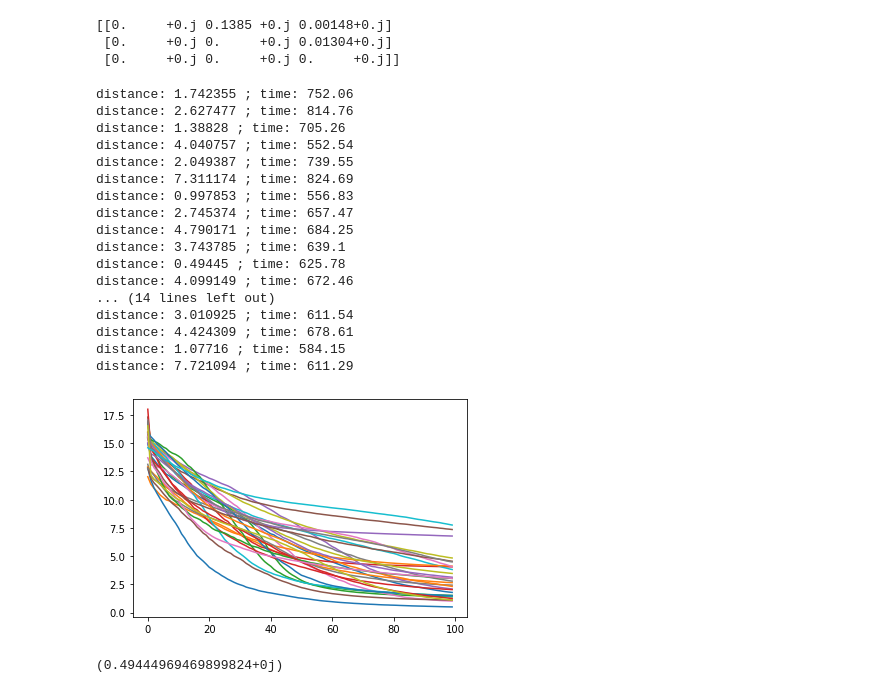
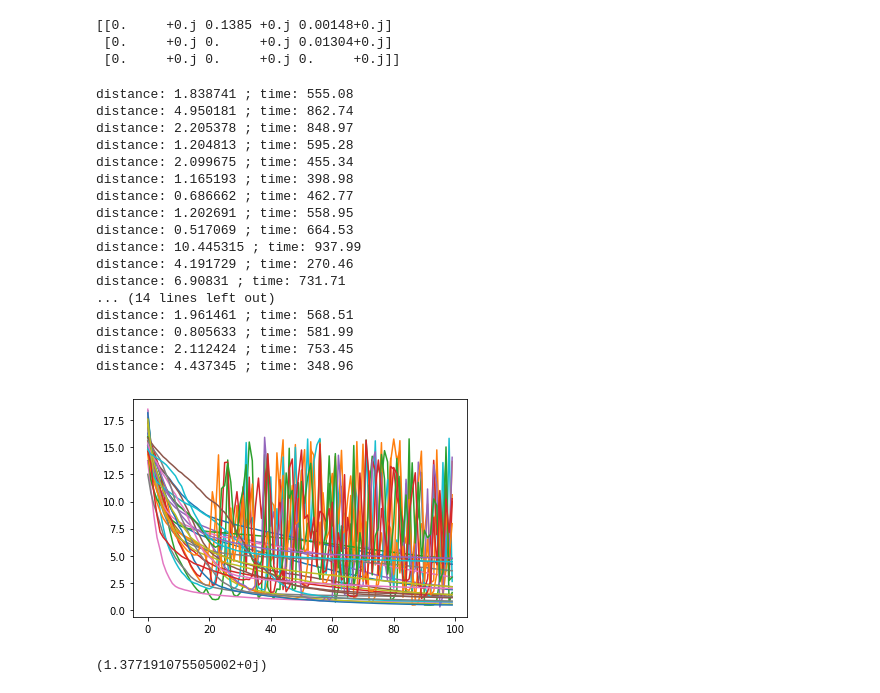
Before and after one commit to BlackSamorez/GRAPE, a Jupyter notebook: testing ground.ipynb, the cells around one changed output. Saved outputs shown, nothing was run; the diff lists cells and outputs as text; code cells hidden in the pictures.

```diff
--- a/testing ground.ipynb
+++ b/testing ground.ipynb
@@ -44,51 +44,51 @@ J[0][2] = 0.00148
 # %%
 n = 30
 m = 100
 k = 6
 
-descents = [GradientDescent(V2, k) for _ in range(n)]
+descents = [GradientDescent(U3_, k) for _ in range(n)]
 
 for descent in descents:
     descent.noise = 1
     descent.randomize_params()
     descent.set_j(J)
 
 print(descents[0].gates[1].j)
 
-losses = [descent.descend(steps=m, track_distance=True) for descent in descents]
+losses = [descent.descend(steps=m, track_distance=True, time_sensitive=True) for descent in descents]
 
 for loss in losses:
     plt.plot(np.real(loss))
 for descent in descents:
     descent.make_times_positive()
     print("distance:", descent.distance.round(6).real, "; time:", descent.time.round(2))
 # %% [output]
 [[0.     +0.j 0.1385 +0.j 0.00148+0.j]
  [0.     +0.j 0.     +0.j 0.01304+0.j]
  [0.     +0.j 0.     +0.j 0.     +0.j]]
-distance: 1.742355 ; time: 752.06
-distance: 2.627477 ; time: 814.76
-distance: 1.38828 ; time: 705.26
-distance: 4.040757 ; time: 552.54
-distance: 2.049387 ; time: 739.55
-distance: 7.311174 ; time: 824.69
-distance: 0.997853 ; time: 556.83
-distance: 2.745374 ; time: 657.47
-distance: 4.790171 ; time: 684.25
-distance: 3.743785 ; time: 639.1
-distance: 0.49445 ; time: 625.78
-distance: 4.099149 ; time: 672.46
+distance: 1.838741 ; time: 555.08
+distance: 4.950181 ; time: 862.74
+distance: 2.205378 ; time: 848.97
+distance: 1.204813 ; time: 595.28
+distance: 2.099675 ; time: 455.34
+distance: 1.165193 ; time: 398.98
+distance: 0.686662 ; time: 462.77
+distance: 1.202691 ; time: 558.95
+distance: 0.517069 ; time: 664.53
+distance: 10.445315 ; time: 937.99
+distance: 4.191729 ; time: 270.46
+distance: 6.90831 ; time: 731.71
 ... (14 lines left out)
-distance: 3.010925 ; time: 611.54
-distance: 4.424309 ; time: 678.61
-distance: 1.07716 ; time: 584.15
-distance: 7.721094 ; time: 611.29
+distance: 1.961461 ; time: 568.51
+distance: 0.805633 ; time: 581.99
+distance: 2.112424 ; time: 753.45
+distance: 4.437345 ; time: 348.96
-[figure, old version]
+[figure, new version]
 # %%
-descent = descents[10]
+descent = descents[18]
 descent.distance
 # %% [output]
-(0.49444969469899824+0j)
+(1.377191075505002+0j)
 # %%
 loss = descent.descend(steps=2000, track_distance=True)
 plt.plot(np.real(loss))
```
Also changed, not shown: parts of 2 cells of this notebook, 5 other files.
